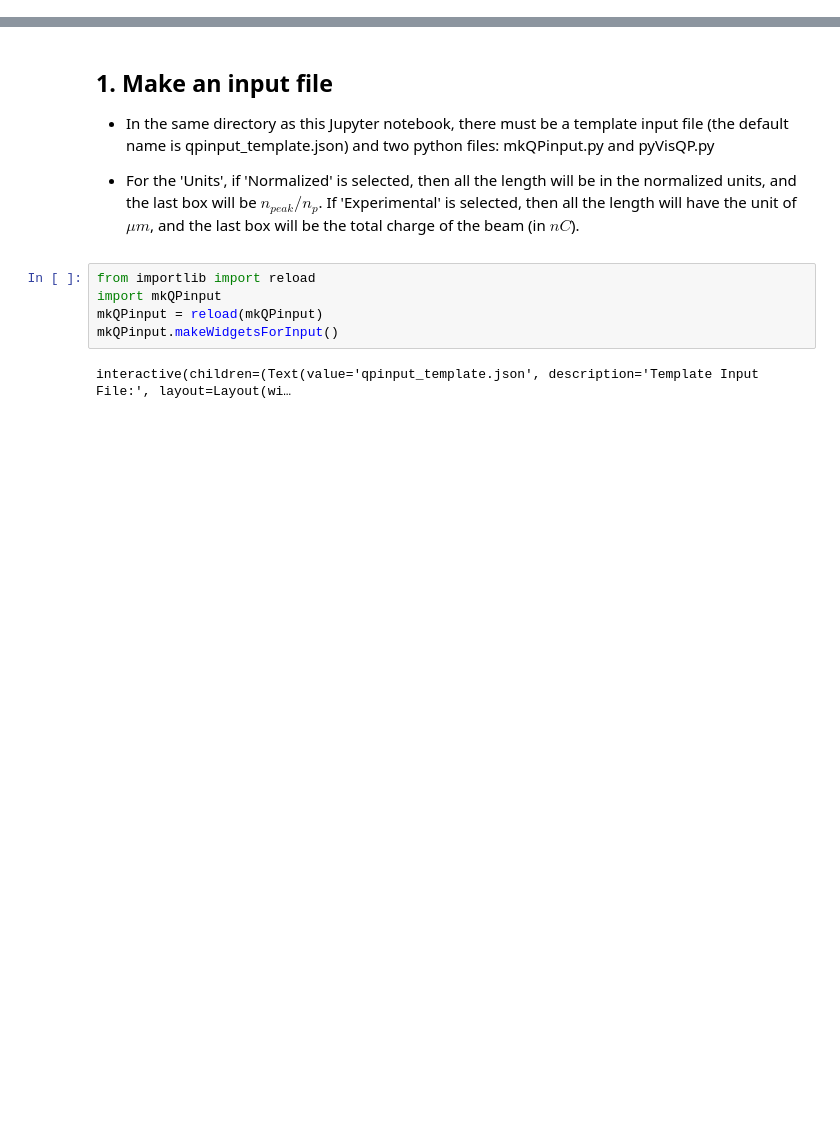
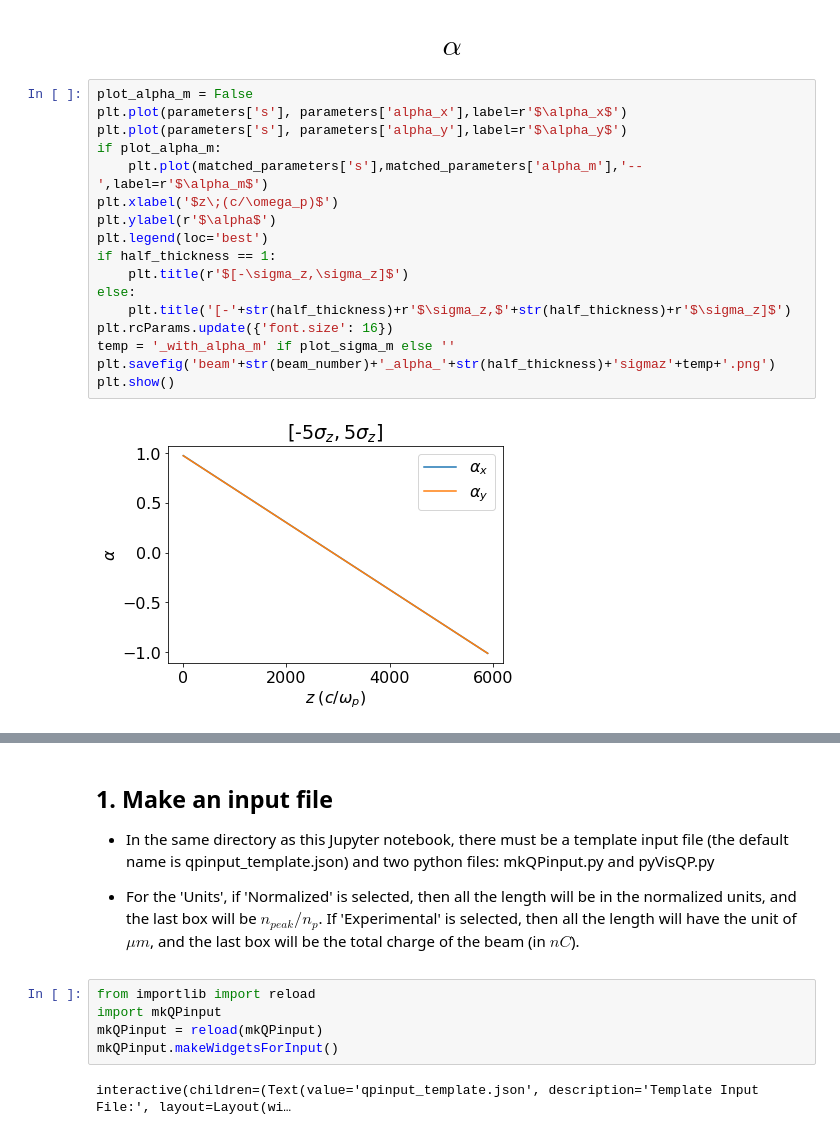
Before and after one commit to uclazyj/JupyterQpic, a Jupyter notebook: QuickPIC.ipynb, the cells around one changed output, grey strips where cells are left out. Saved outputs shown, nothing was run; the diff lists cells and outputs as text; blank space fills up the shorter version.

```diff
--- a/QuickPIC.ipynb
+++ b/QuickPIC.ipynb
@@ -2,0 +141,21 @@
+# %% [markdown]
+# $$\alpha$$
+# %%
+plot_alpha_m = False
+plt.plot(parameters['s'], parameters['alpha_x'],label=r'$\alpha_x$')
+plt.plot(parameters['s'], parameters['alpha_y'],label=r'$\alpha_y$')
+if plot_alpha_m:
+    plt.plot(matched_parameters['s'],matched_parameters['alpha_m'],'--',label=r'$\alpha_m$')
+plt.xlabel('$z\;(c/\omega_p)$')
+plt.ylabel(r'$\alpha$')
+plt.legend(loc='best')
+if half_thickness == 1:
+    plt.title(r'$[-\sigma_z,\sigma_z]$')
+else:
+    plt.title('[-'+str(half_thickness)+r'$\sigma_z,$'+str(half_thickness)+r'$\sigma_z]$')
+plt.rcParams.update({'font.size': 16})
+temp = '_with_alpha_m' if plot_sigma_m else ''
+plt.savefig('beam'+str(beam_number)+'_alpha_'+str(half_thickness)+'sigmaz'+temp+'.png')
+plt.show()
+# %% [output]
+[figure, added]
```
Also changed, not shown: parts of 21 cells of this notebook, 2 other files.
